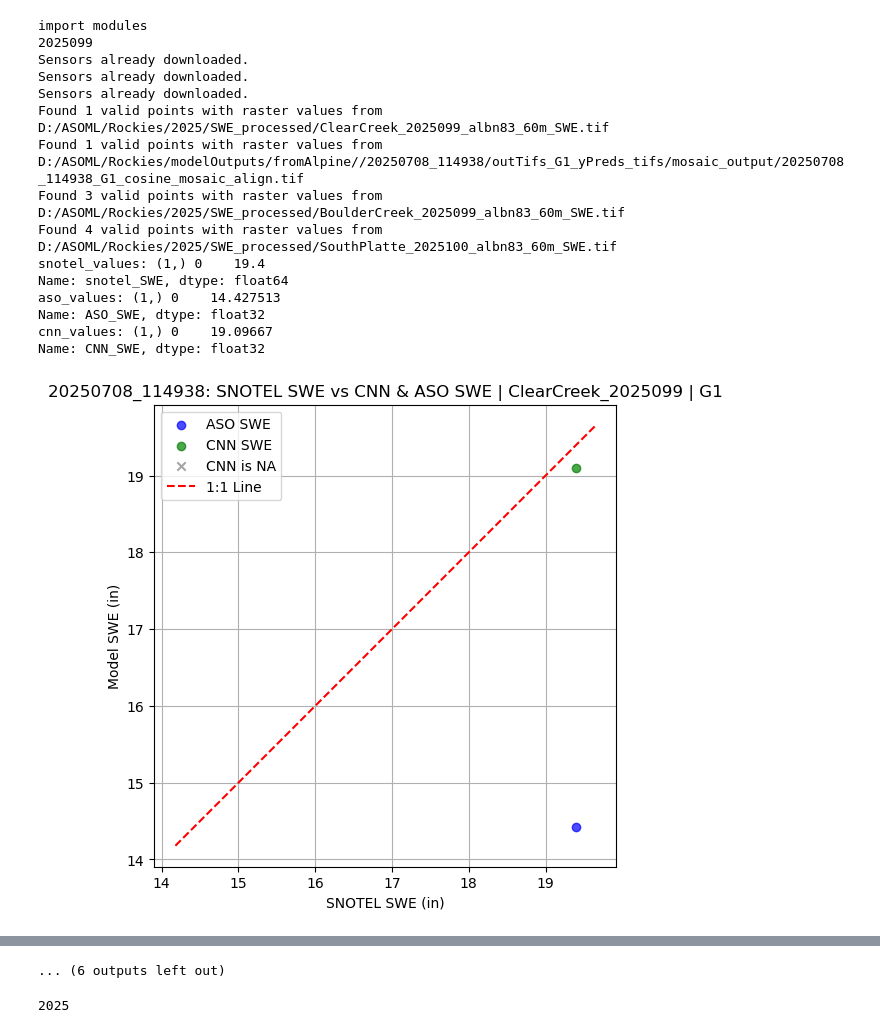
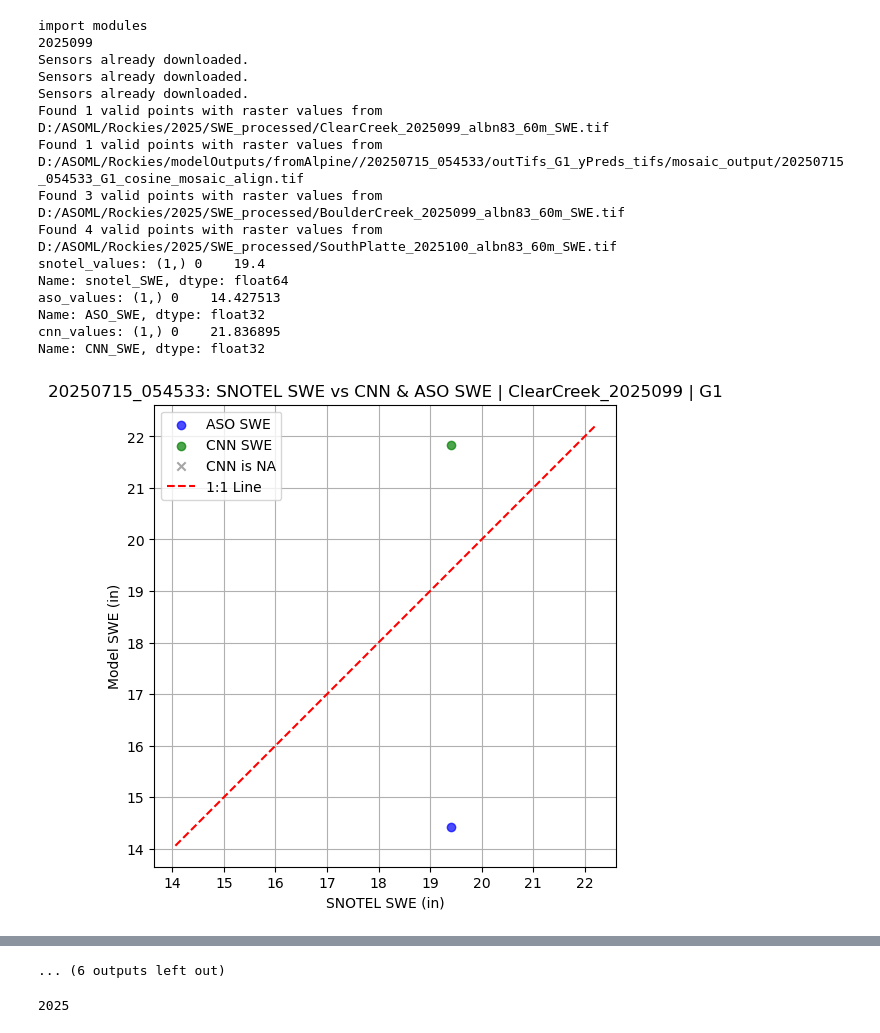
Before and after one commit to EmmaTyrrell/SNOCONE, a Jupyter notebook: fullCode/SNOTEL.ipynb, the cells around one changed output, grey strips where cells are left out. Cells and saved outputs as stored; diff of their text form; code cells hidden in the pictures.

```diff
--- a/fullCode/SNOTEL.ipynb
+++ b/fullCode/SNOTEL.ipynb
@@ -48,7 +48,7 @@ snotelMeta = testGroupWS + "snotel_metaData.csv"
 snotel_shp = basemap + "WW_CDEC_SNOTEL_geon83.shp"
 
 # groups
-interations = ["20250708_114938"]
+interations = ["20250715_054533"]
 groups = ["G1", "G2", "G3", "G4", "G5", "G6"]
 meta_df = pd.read_csv(metaCSV)
 
@@ -287,36 +287,36 @@ for interation in interations:
         for df, ax, title in groups:
             for col in df.columns:
                 if col != "Date":
                     ax.plot(df["Date"], df[col], label=col, marker='o', alpha=0.7)
             ax.set_title(title)
             ax.set_ylabel("SWE (in)")
             ax.legend(loc="upper left", bbox_to_anchor=(1.02, 1), ncol=1)
             ax.grid(True)
 
         # Final formatting
         axes[-1].set_xlabel("Date")
         plt.tight_layout()
         plt.subplots_adjust(right=0.8)
         plt.suptitle(f"{interation} SNOTEL Timeseries Measurements", fontsize=12, y=1.02)
         plt.savefig(vettingWS + f"Fig08_SNOTELtimeseries_{interation}_{test_basin}_{test_doy}_{group}.png")
         plt.show()
 # %% [output]
 import modules
 2025099
 Sensors already downloaded.
 Sensors already downloaded.
 Sensors already downloaded.
 Found 1 valid points with raster values from D:/ASOML/Rockies/2025/SWE_processed/ClearCreek_2025099_albn83_60m_SWE.tif
-Found 1 valid points with raster values from D:/ASOML/Rockies/modelOutputs/fromAlpine//20250708_114938/outTifs_G1_yPreds_tifs/mosaic_output/20250708_114938_G1_cosine_mosaic_align.tif
+Found 1 valid points with raster values from D:/ASOML/Rockies/modelOutputs/fromAlpine//20250715_054533/outTifs_G1_yPreds_tifs/mosaic_output/20250715_054533_G1_cosine_mosaic_align.tif
 Found 3 valid points with raster values from D:/ASOML/Rockies/2025/SWE_processed/BoulderCreek_2025099_albn83_60m_SWE.tif
 Found 4 valid points with raster values from D:/ASOML/Rockies/2025/SWE_processed/SouthPlatte_2025100_albn83_60m_SWE.tif
 snotel_values: (1,) 0    19.4
 Name: snotel_SWE, dtype: float64
 aso_values: (1,) 0    14.427513
 Name: ASO_SWE, dtype: float32
-cnn_values: (1,) 0    19.09667
+cnn_values: (1,) 0    21.836895
 Name: CNN_SWE, dtype: float32
-[figure, old version]
+[figure, new version]
 [figure]
 2025101
 Sensors already downloaded.
```
Also changed, not shown: parts of 1 cell of this notebook, 2 other files.
